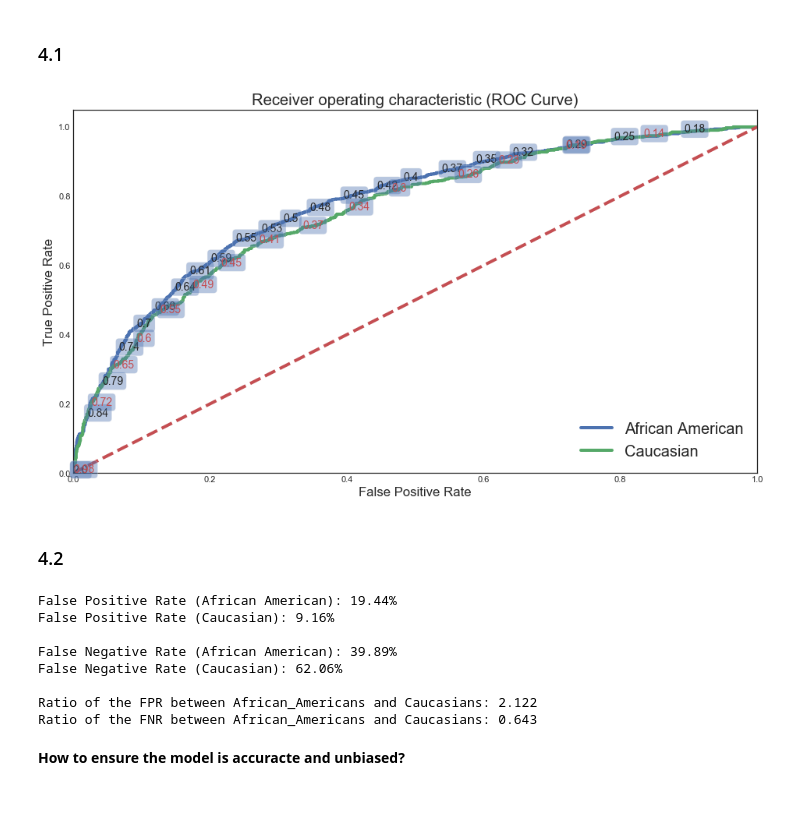
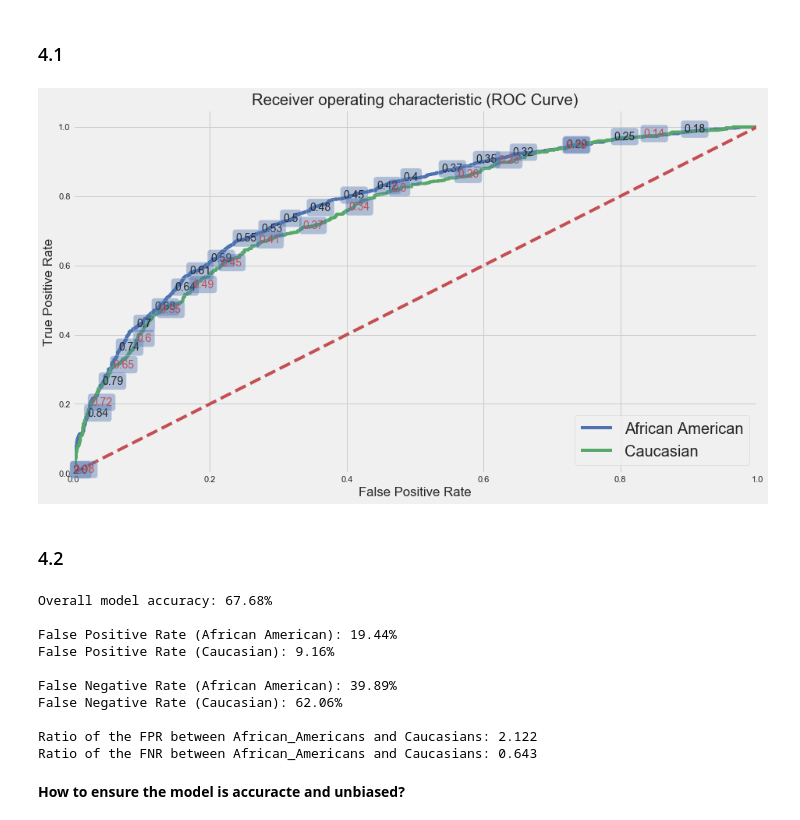
Before and after one commit to Wangsherpa/homeworks, a Jupyter notebook: Homework-3/Homework-3-student.ipynb, the cells around one changed output. Cells and saved outputs as stored; diff of their text form; code cells hidden in the pictures.

```diff
--- a/Homework-3/Homework-3-student.ipynb
+++ b/Homework-3/Homework-3-student.ipynb
@@ -740,9 +744,9 @@ cc_preds = log_clf.predict_proba(X_cc)[:,1]
 # %%
 def plot_roc(test1, test2, probs1, probs2, axis, threshold=False): # From Hargun's session
     fpr, tpr, thresholds = roc_curve(test1, probs1)
-    kfpr, ktpr, kthresholds = roc_curve(test2, probs2)
+    fprcc, tprcc, kthresholds = roc_curve(test2, probs2)
     ax.plot(fpr, tpr,  color = 'b', label="African American")
-    ax.plot(kfpr, ktpr,  color = 'g', label="Caucasian")
+    ax.plot(fprcc, tprcc,  color = 'g', label="Caucasian")
     label_kwargs = {}
     label_kwargs['bbox'] = dict(
         boxstyle='round,pad=0.3', alpha=0.4,
@@ -754,10 +758,10 @@ def plot_roc(test1, test2, probs1, probs2, axis, threshold=False): # From Hargun
             threshold = str(np.round(thresholds[k],2 ))
             ax.annotate(threshold, (fpr[k], tpr[k]), **label_kwargs)
 
-        for k in range(1, kfpr.shape[0], 50):
+        for k in range(1, fprcc.shape[0], 50):
             #from https://gist.github.com/podshumok/c1d1c9394335d86255b8
             threshold = str(np.round(kthresholds[k], 2))
-            ax.annotate(threshold, (kfpr[k], ktpr[k]),color='r', **label_kwargs)
+            ax.annotate(threshold, (fprcc[k], tprcc[k]),color='r', **label_kwargs)
 
     ax.plot([0, 1], [0, 1],'r--')
     ax.set_xlim([0.0, 1.0])
@@ -769,11 +773,11 @@ def plot_roc(test1, test2, probs1, probs2, axis, threshold=False): # From Hargun
     ax.legend(loc="lower right", fontsize=20)
 # %%
 #ROC Curve values
-plt.style.use('seaborn-white')
+plt.style.use('fivethirtyeight')
 fig, ax = plt.subplots(figsize = (14,8))
 plot_roc(y_aa,y_cc, aa_preds,cc_preds,ax, threshold=True)
 # %% [output]
-[figure, old version]
+[figure, new version]
 # %% [markdown]
 ### 4.2
 # %%
@@ -788,10 +792,12 @@ aa_preds_60 = (aa_preds >= threshold_60_recall)
 #Calculating the log odds for both races
 aa_scores = log_clf.predict_proba(X_aa)[:, 1]
 cc_scores = log_clf.predict_proba(X_cc)[:, 1]
+y_scores = log_clf.predict_proba(Xtest)[:, 1]
 
 #Computing the predictions given the threshold
 aa_preds = (aa_scores >= threshold_60_recall)
 cc_preds = (cc_scores >= threshold_60_recall)
+y_preds = (y_scores >= threshold_60_recall)
 
 fpr_aa, fnr_aa = cal_fpr_fnr(y_aa, aa_preds)
 fpr_cc, fnr_cc = cal_fpr_fnr(y_cc, cc_preds)
@@ -800,10 +806,10 @@ fpr_ratio = fpr_aa/fpr_cc
 fnr_ratio = fnr_aa/fnr_cc
 
 # calculate overall accuracy
-#acc = accuracy_score(ytest, y_preds) #but we aren't doinf anything to the model so why the accuracy?
+acc = accuracy_score(ytest, y_preds)
 
 # Display Overall Accuracy, FPR and FNR for two races
-#print("Overall model accuracy: {:.2f}%".format(acc*100))
+print("Overall model accuracy: {:.2f}%".format(acc*100))
 print("\nFalse Positive Rate (African American): {:.2f}%".format(fpr_aa * 100))
 print("False Positive Rate (Caucasian): {:.2f}%".format(fpr_cc * 100))
 print("\nFalse Negative Rate (African American): {:.2f}%".format(fnr_aa * 100))
@@ -811,6 +817,8 @@ print("False Negative Rate (Caucasian): {:.2f}%".format(fnr_cc * 100))
 print("\nRatio of the FPR between African_Americans and Caucasians: {:.3f}".format(fpr_ratio))
 print("Ratio of the FNR between African_Americans and Caucasians: {:.3f}".format(fnr_ratio))
 # %% [output]
+Overall model accuracy: 67.68%
+
 False Positive Rate (African American): 19.44%
 False Positive Rate (Caucasian): 9.16%
 
```
Also changed, not shown: parts of 15 cells of this notebook.
